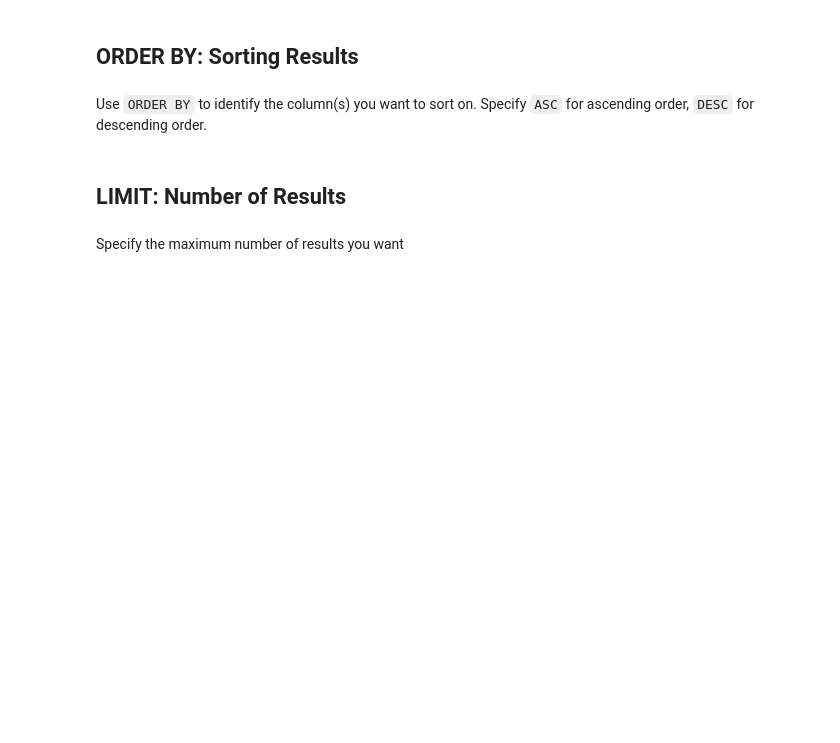
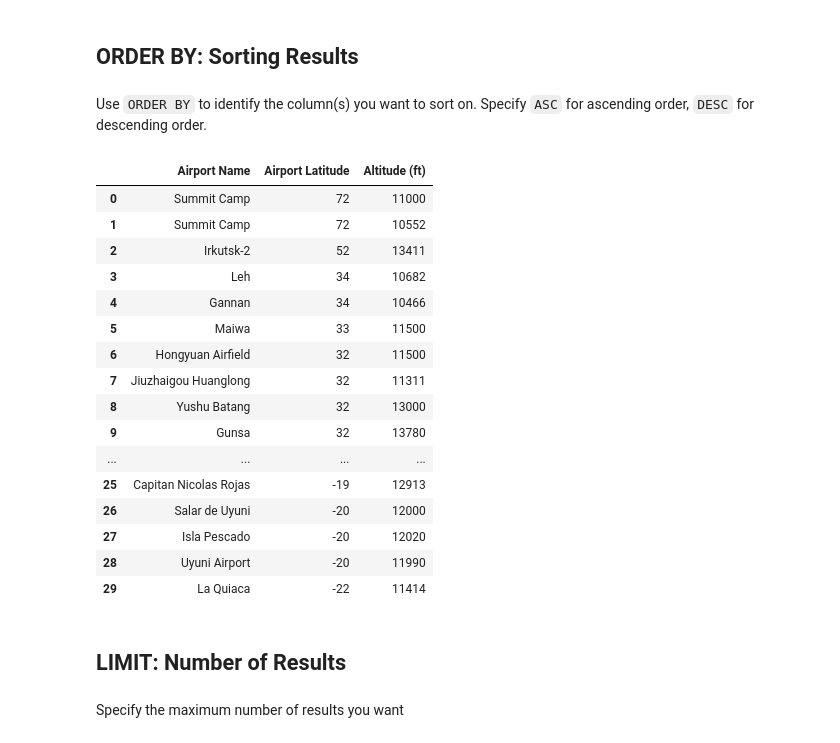
Before and after one commit to QiCai1995/NTL01-DTSC-LIVE-040323, a Jupyter notebook: 2phase/sql_queries.ipynb, the cells around one changed output. Saved outputs shown, nothing was run; the diff lists cells and outputs as text; code cells hidden in the pictures; blank space fills up the shorter version.

```diff
--- a/2phase/sql_queries.ipynb
+++ b/2phase/sql_queries.ipynb
@@ -396,18 +526,36 @@ Use `ORDER BY` to identify the column(s) you want to sort on. Specify `ASC` for
 # %%
 pd.read_sql("""
 
 SELECT name AS "Airport Name",
        CAST(latitude AS int) AS "Airport Latitude",
        CAST(altitude AS int) AS "Altitude (ft)"
 
 FROM airports
 
 WHERE "Altitude (ft)" >= 10000
 
-ORDER BY "Airport Latitude" DESC,
-         "Altitude (ft)" DESC
+ORDER BY "Airport Latitude" DESC
+
 
 """, con)
+# %% [output]
+|  | Airport Name | Airport Latitude | Altitude (ft) |
+| 0 | Summit Camp | 72 | 11000 |
+| 1 | Summit Camp | 72 | 10552 |
+| 2 | Irkutsk-2 | 52 | 13411 |
+| 3 | Leh | 34 | 10682 |
+| 4 | Gannan | 34 | 10466 |
+| 5 | Maiwa | 33 | 11500 |
+| 6 | Hongyuan Airfield | 32 | 11500 |
+| 7 | Jiuzhaigou Huanglong | 32 | 11311 |
+| 8 | Yushu Batang | 32 | 13000 |
+| 9 | Gunsa | 32 | 13780 |
+| ... | ... | ... | ... |
+| 25 | Capitan Nicolas Rojas | -19 | 12913 |
+| 26 | Salar de Uyuni | -20 | 12000 |
+| 27 | Isla Pescado | -20 | 12020 |
+| 28 | Uyuni Airport | -20 | 11990 |
+| 29 | La Quiaca | -22 | 11414 |
 # %% [markdown]
 ## LIMIT: Number of Results
 # %% [markdown]
```
Also changed, not shown: parts of 26 cells of this notebook, 4 other files.
